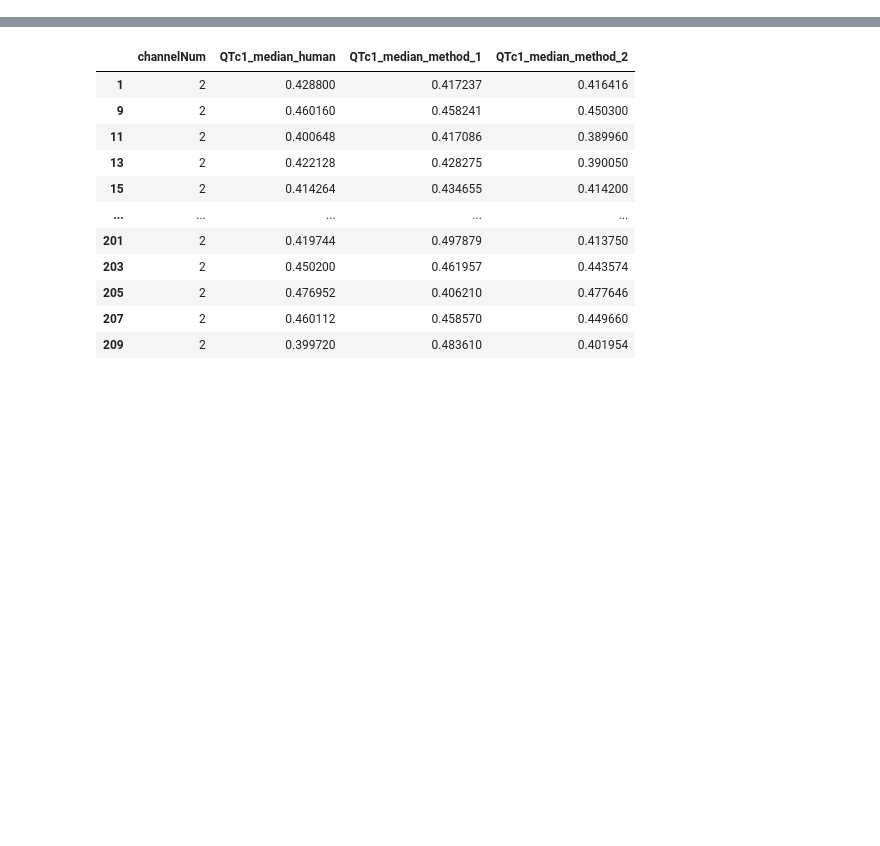
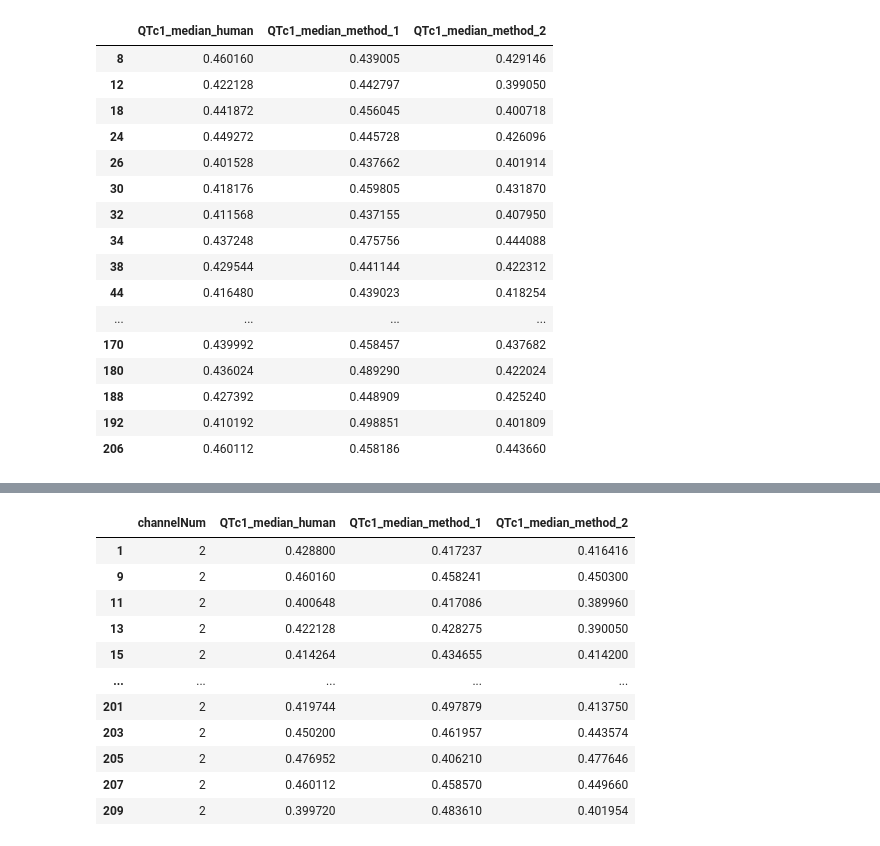
Before and after one commit to Simurgh818/QT_pipeline, a Jupyter notebook: data_analysis.ipynb, the cells around one changed output, grey strips where cells are left out. Saved outputs shown, nothing was run; the diff lists cells and outputs as text; code cells hidden in the pictures; blank space fills up the shorter version.

```diff
--- a/data_analysis.ipynb
+++ b/data_analysis.ipynb
@@ -86,0 +87,20 @@ QTc1_median_lead1.describe().round(decimals=4)
+# %%
+QTc1_median_lead1[QTc1_median_lead1.loc[:,'QTc1_median_method_1']>=0.4360]
+# %% [output]
+|  | QTc1_median_human | QTc1_median_method_1 | QTc1_median_method_2 |
+| 8 | 0.460160 | 0.439005 | 0.429146 |
+| 12 | 0.422128 | 0.442797 | 0.399050 |
+| 18 | 0.441872 | 0.456045 | 0.400718 |
+| 24 | 0.449272 | 0.445728 | 0.426096 |
+| 26 | 0.401528 | 0.437662 | 0.401914 |
+| 30 | 0.418176 | 0.459805 | 0.431870 |
+| 32 | 0.411568 | 0.437155 | 0.407950 |
+| 34 | 0.437248 | 0.475756 | 0.444088 |
+| 38 | 0.429544 | 0.441144 | 0.422312 |
+| 44 | 0.416480 | 0.439023 | 0.418254 |
+| ... | ... | ... | ... |
+| 170 | 0.439992 | 0.458457 | 0.437682 |
+| 180 | 0.436024 | 0.489290 | 0.422024 |
+| 188 | 0.427392 | 0.448909 | 0.425240 |
+| 192 | 0.410192 | 0.498851 | 0.401809 |
+| 206 | 0.460112 | 0.458186 | 0.443660 |
```
Also changed, not shown: parts of 7 cells of this notebook, 2 other files.
